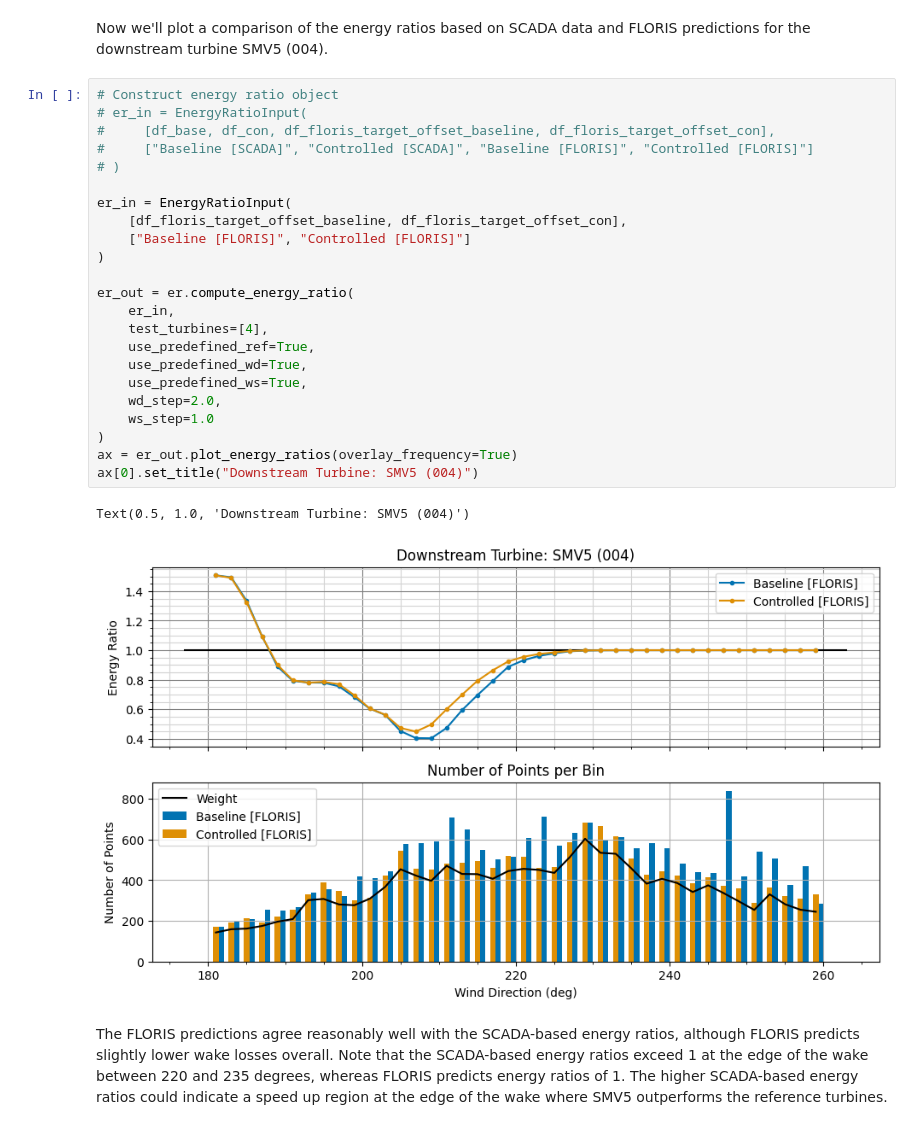
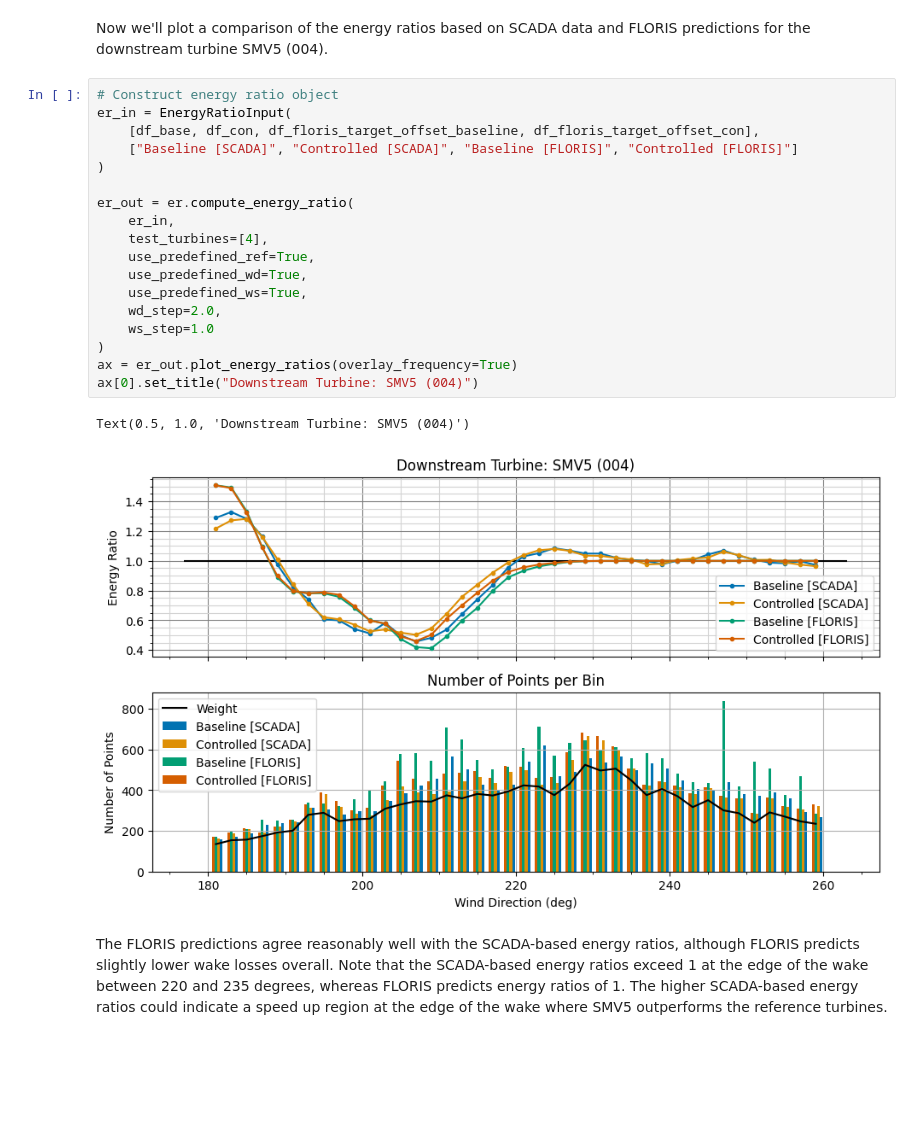
Before and after one commit to NREL/flasc, a Jupyter notebook: examples_smarteole/06_wake_steering_energy_ratio_analysis.ipynb, the cells around one changed output. Saved outputs shown, nothing was run; the diff lists cells and outputs as text; blank space fills up the shorter version.

```diff
--- a/examples_smarteole/06_wake_steering_energy_ratio_analysis.ipynb
+++ b/examples_smarteole/06_wake_steering_energy_ratio_analysis.ipynb
@@ -404,30 +404,25 @@ df_floris_target_offset_con = build_floris_data_frame(fi,wind_speeds_con,wind_di
 Now we'll plot a comparison of the energy ratios based on SCADA data and FLORIS predictions for the downstream turbine SMV5 (004).
 # %%
 # Construct energy ratio object
-# er_in = EnergyRatioInput(
-#     [df_base, df_con, df_floris_target_offset_baseline, df_floris_target_offset_con],
-#     ["Baseline [SCADA]", "Controlled [SCADA]", "Baseline [FLORIS]", "Controlled [FLORIS]"]
-# )
-
 er_in = EnergyRatioInput(
-    [df_floris_target_offset_baseline, df_floris_target_offset_con],
-    ["Baseline [FLORIS]", "Controlled [FLORIS]"]
+    [df_base, df_con, df_floris_target_offset_baseline, df_floris_target_offset_con],
+    ["Baseline [SCADA]", "Controlled [SCADA]", "Baseline [FLORIS]", "Controlled [FLORIS]"]
 )
 
 er_out = er.compute_energy_ratio(
     er_in,
     test_turbines=[4],
     use_predefined_ref=True,
     use_predefined_wd=True,
     use_predefined_ws=True,
     wd_step=2.0,
     ws_step=1.0
 )
 ax = er_out.plot_energy_ratios(overlay_frequency=True)
 ax[0].set_title("Downstream Turbine: SMV5 (004)")
 # %% [output]
 Text(0.5, 1.0, 'Downstream Turbine: SMV5 (004)')
-[figure, old version]
+[figure, new version]
 # %% [markdown]
 The FLORIS predictions agree reasonably well with the SCADA-based energy ratios, although FLORIS predicts slightly lower wake losses overall. Note that the SCADA-based energy ratios exceed 1 at the edge of the wake between 220 and 235 degrees, whereas FLORIS predicts energy ratios of 1. The higher SCADA-based energy ratios could indicate a speed up region at the edge of the wake where SMV5 outperforms the reference turbines.
 # %% [markdown]
```
Also changed, not shown: parts of 14 cells of this notebook, 1 other file.
